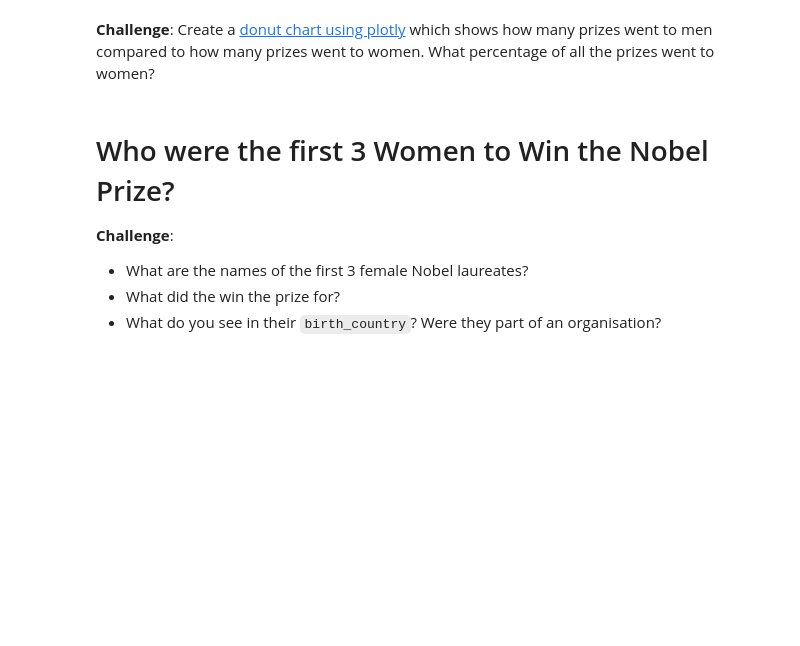
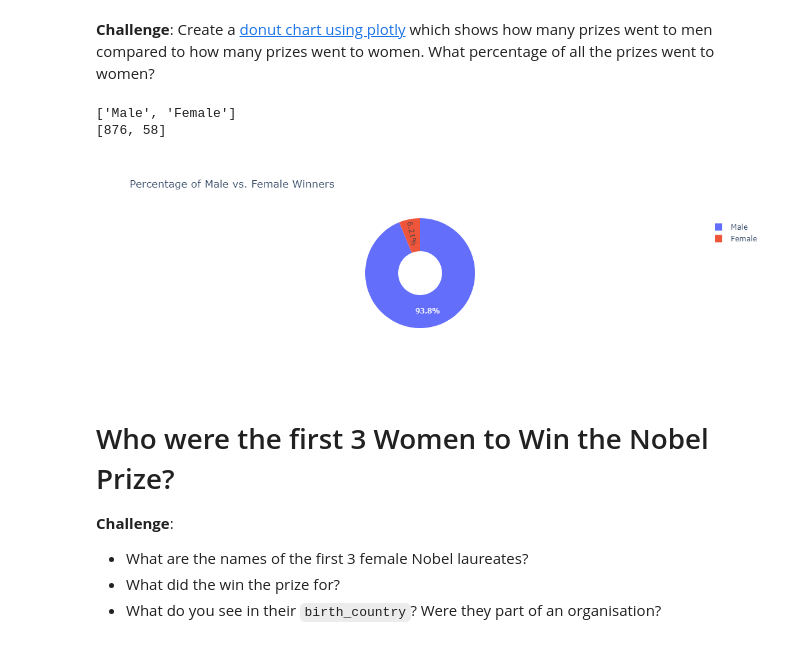
Before and after one commit to myDelevop/band-name-generator, a Jupyter notebook: udemy/day_79/Nobel_Prize_Analysis_(start).ipynb, the cells around one changed output. Drawn from its saved outputs; the diff is of its cells as text; code cells hidden in the pictures; blank space fills up the shorter version.

Commit message:
first 3 Women to Win the Nobel Prize and Repeat Winners

```diff
--- a/udemy/day_79/Nobel_Prize_Analysis_(start).ipynb
+++ b/udemy/day_79/Nobel_Prize_Analysis_(start).ipynb
@@ -160,4 +161,4 @@ numerator = pd.to_numeric(separated_values[0])
 denomenator = pd.to_numeric(separated_values[1])
 percentage = numerator / denomenator
 # %%
-df_data.insert(loc=x, column='', value=percenta
+df_data.insert(loc=5, column='share_pct', value=percentage)
@@ -165,6 +175,28 @@ df_data.insert(loc=x, column='', value=percenta
 # Plotly Donut Chart: Percentage of Male vs. Female Laureates
 # %% [markdown]
 **Challenge**: Create a [donut chart using plotly](https://plotly.com/python/pie-charts/) which shows how many prizes went to men compared to how many prizes went to women. What percentage of all the prizes went to women?
+# %%
+labels = ["Male", "Female"]
+men_count = len(df_data.loc[df_data.sex.eq("Male")])
+female_count = len(df_data.loc[df_data.sex.eq("Female")])
+values = [men_count, female_count]
+
+print(labels)
+print(values)
+# %% [output]
+['Male', 'Female']
+[876, 58]
+# %%
+fig = px.pie(
+    labels = labels,
+    values = values,
+    title = "Percentage of Male vs. Female Winners",
+    names = labels,
+    hole = 0.4)
+
+fig.show()
+# %% [output]
+[figure, added]
 # %% [markdown]
 # Who were the first 3 Women to Win the Nobel Prize?
 
```
Also changed, not shown: parts of 6 cells of this notebook.
